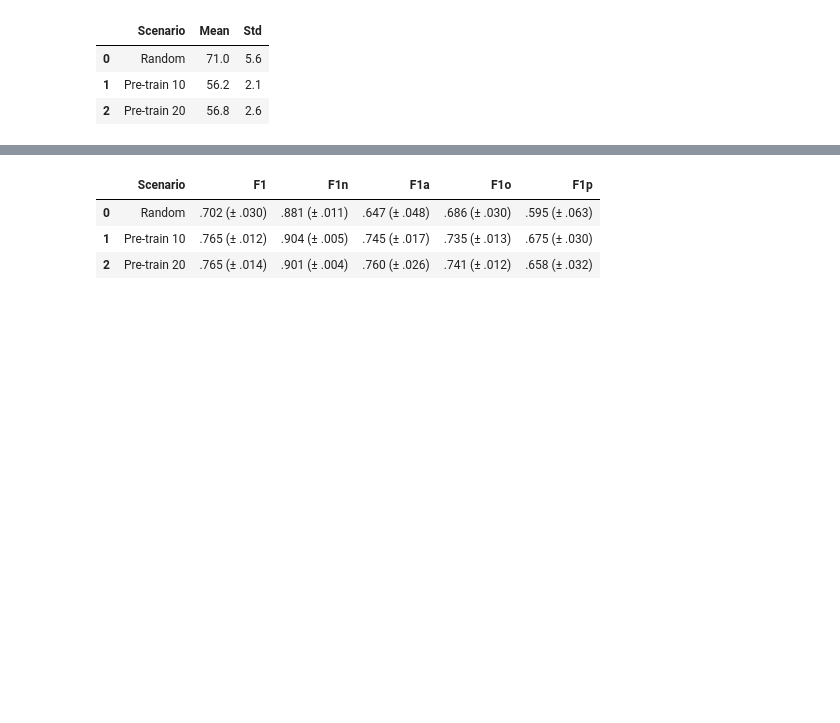
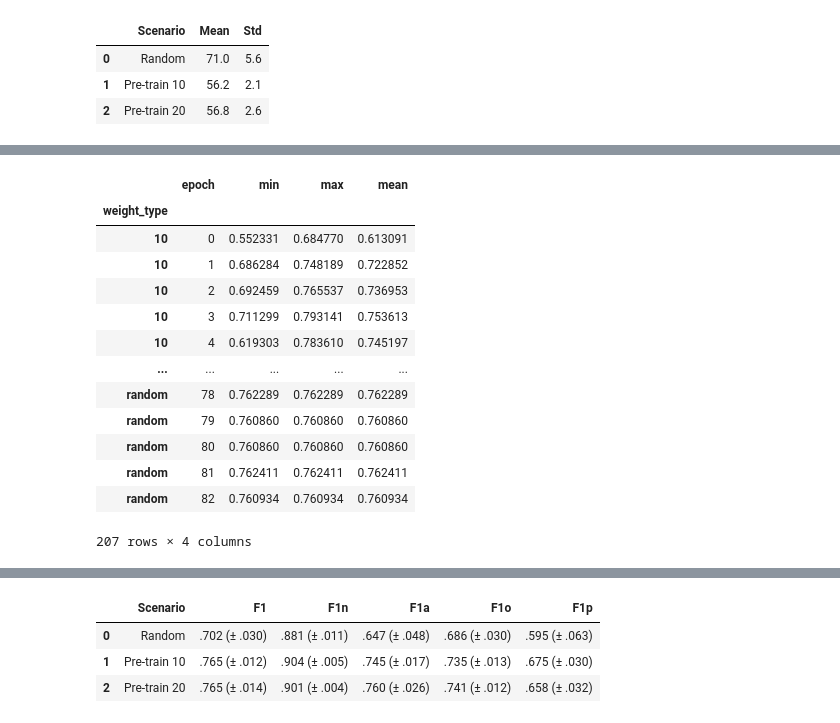
Before and after one commit to myles-i/DLH_TransferLearning, a Jupyter notebook: jupyter_notebooks/results1d_analysis.ipynb, the cells around one changed output, grey strips where cells are left out. Drawn from its saved outputs; the diff is of its cells as text; code cells hidden in the pictures; blank space fills up the shorter version.

```diff
--- a/jupyter_notebooks/results1d_analysis.ipynb
+++ b/jupyter_notebooks/results1d_analysis.ipynb
@@ -72,0 +77,33 @@ make_epoch_table(history_all)
+# %%
+import matplotlib.pyplot as plt
+
+def prepare_f1_for_plot(history_all):
+    data = (
+        history_all
+        .groupby(['weight_type', 'epoch'])
+        .agg(
+            min=pd.NamedAgg('f1', 'min'),
+            max=pd.NamedAgg('f1', 'max'),
+            mean=pd.NamedAgg('f1', 'mean'),
+        )
+        # Move epoch from index to column
+        .reset_index('epoch')
+    )
+    return data
+
+prepare_f1_for_plot(history_all)
+# %% [output]
+|  | epoch | min | max | mean |
+| weight_type |  |  |  |  |
+| 10 | 0 | 0.552331 | 0.684770 | 0.613091 |
+| 10 | 1 | 0.686284 | 0.748189 | 0.722852 |
+| 10 | 2 | 0.692459 | 0.765537 | 0.736953 |
+| 10 | 3 | 0.711299 | 0.793141 | 0.753613 |
+| 10 | 4 | 0.619303 | 0.783610 | 0.745197 |
+| ... | ... | ... | ... | ... |
+| random | 78 | 0.762289 | 0.762289 | 0.762289 |
+| random | 79 | 0.760860 | 0.760860 | 0.760860 |
+| random | 80 | 0.760860 | 0.760860 | 0.760860 |
+| random | 81 | 0.762411 | 0.762411 | 0.762411 |
+| random | 82 | 0.760934 | 0.760934 | 0.760934 |
+207 rows × 4 columns
```
Also changed, not shown: parts of 5 cells of this notebook.
